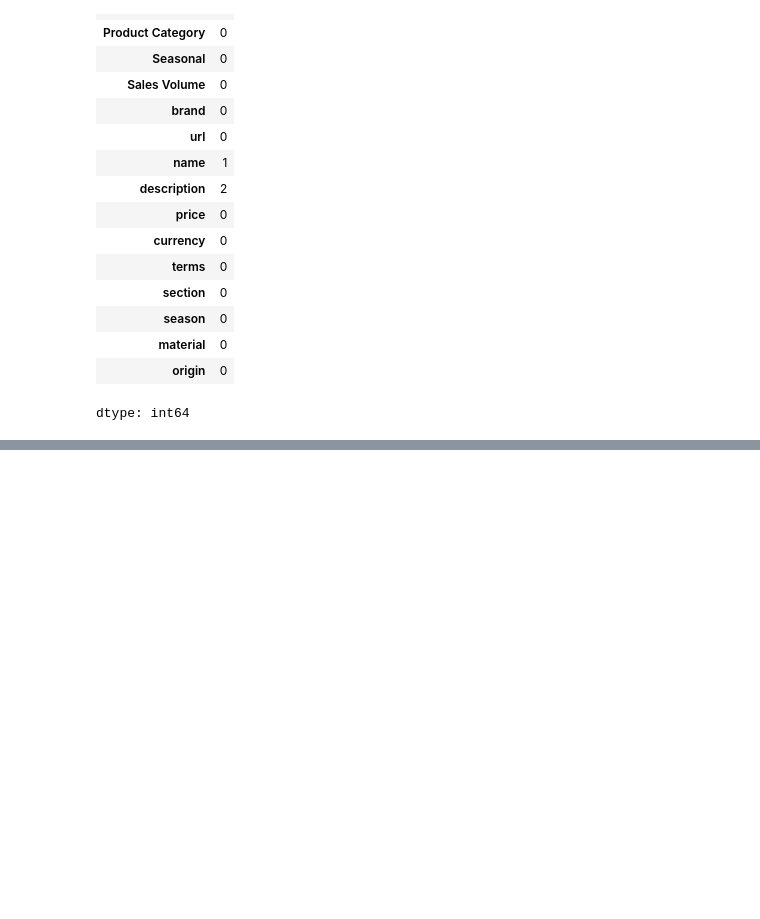
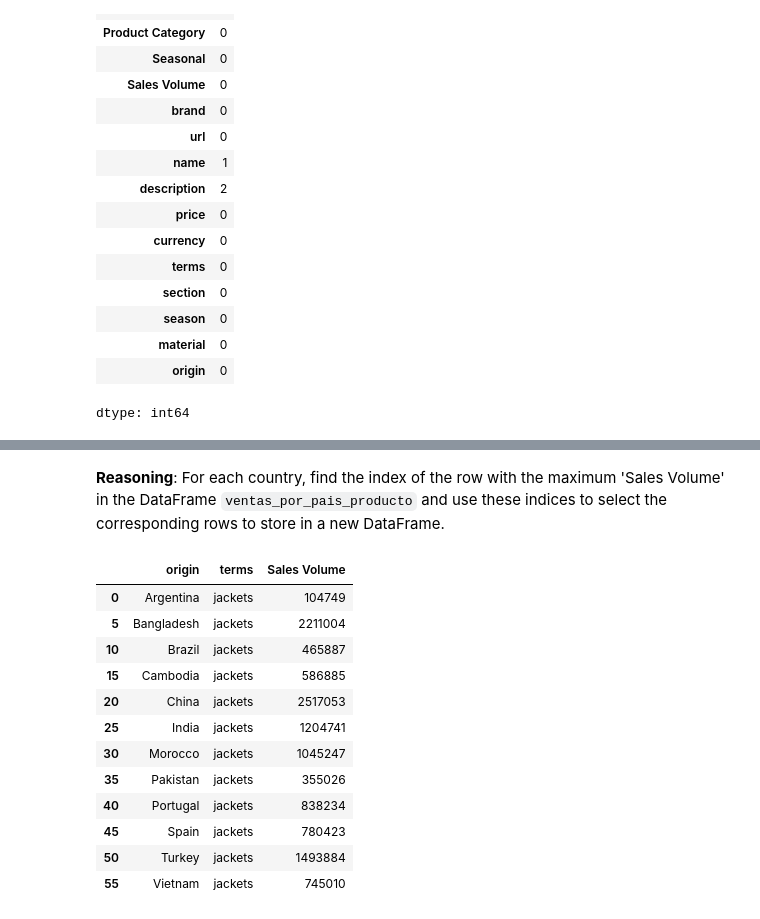
Before and after one commit to Kevin-Guerra95/coolab, a Jupyter notebook: Proyecto_Zara.ipynb, the cells around one changed output, grey strips where cells are left out. Saved outputs shown, nothing was run; the diff lists cells and outputs as text; code cells hidden in the pictures; blank space fills up the shorter version.

```diff
--- a/Proyecto_Zara.ipynb
+++ b/Proyecto_Zara.ipynb
@@ -62,0 +69,3 @@ Número de filas duplicadas: 0
+# %%
+ventas_por_pais_producto = df.groupby(['origin', 'terms'])['Sales Volume'].sum().reset_index()
+display(ventas_por_pais_producto.head())
@@ -62,0 +84,20 @@ Número de filas duplicadas: 0
+# %% [markdown]
+**Reasoning**:
+For each country, find the index of the row with the maximum 'Sales Volume' in the DataFrame `ventas_por_pais_producto` and use these indices to select the corresponding rows to store in a new DataFrame.
+# %%
+producto_mas_vendido_por_pais = ventas_por_pais_producto.loc[ventas_por_pais_producto.groupby('origin')['Sales Volume'].idxmax()]
+display(producto_mas_vendido_por_pais)
+# %% [output]
+|  | origin | terms | Sales Volume |
+| 0 | Argentina | jackets | 104749 |
+| 5 | Bangladesh | jackets | 2211004 |
+| 10 | Brazil | jackets | 465887 |
+| 15 | Cambodia | jackets | 586885 |
+| 20 | China | jackets | 2517053 |
+| 25 | India | jackets | 1204741 |
+| 30 | Morocco | jackets | 1045247 |
+| 35 | Pakistan | jackets | 355026 |
+| 40 | Portugal | jackets | 838234 |
+| 45 | Spain | jackets | 780423 |
+| 50 | Turkey | jackets | 1493884 |
+| 55 | Vietnam | jackets | 745010 |
```
Also changed, not shown: parts of 10 cells of this notebook.
